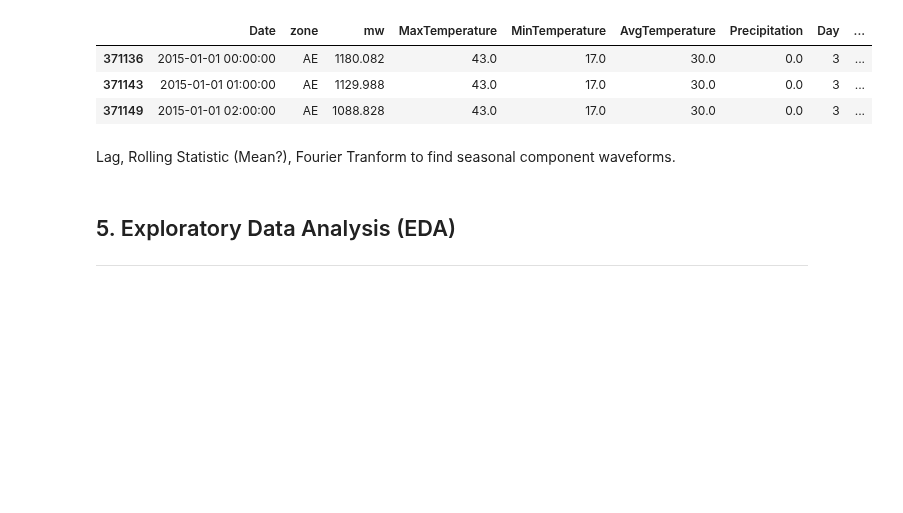
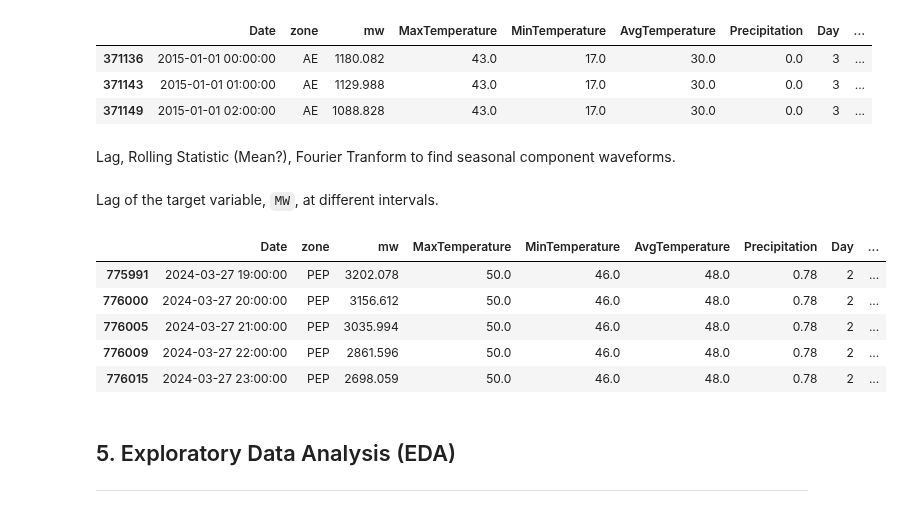
Before and after one commit to chill0121/Energy_Grid_Forecasting, a Jupyter notebook: Energy_Forecasting.ipynb, the cells around one changed output. Saved outputs shown, nothing was run; the diff lists cells and outputs as text; code cells hidden in the pictures; blank space fills up the shorter version.

Commit message:
Added target variable lag features.

```diff
--- a/Energy_Forecasting.ipynb
+++ b/Energy_Forecasting.ipynb
@@ -754,13 +754,43 @@ load_df.head(3)
 | 371149 | 2015-01-01 02:00:00 | AE | 1088.828 | 43.0 | 17.0 | 30.0 | 0.0 | 3 | ... |
 # %% [markdown]
 Lag, Rolling Statistic (Mean?), Fourier Tranform to find seasonal component waveforms.
-# %%
-# Lag Features
-# 24 Hours
-load_df['Lag_24hours'] = load_
-# 1 Week
-# 1 Month
-# 1 Year
+# %% [markdown]
+Lag of the target variable, `MW`, at different intervals.
+# %%
+# Lag Features
+# 24 Hours
+load_df['Lag_24hours'] = float
+for zone in zones:
+    mask = load_df['zone'] == zone
+    temp_df = load_df.loc[mask]
+    load_df.loc[mask, 'Lag_24hours'] = load_df[mask]['mw'].shift(24)
+# 1 Week
+load_df['Lag_Week'] = float
+for zone in zones:
+    mask = load_df['zone'] == zone
+    temp_df = load_df.loc[mask]
+    load_df.loc[mask, 'Lag_Week'] = load_df[mask]['mw'].shift(24*7)
+# 1 Month
+load_df['Lag_Month'] = float
+for zone in zones:
+    mask = load_df['zone'] == zone
+    temp_df = load_df.loc[mask]
+    load_df.loc[mask, 'Lag_Month'] = load_df[mask]['mw'].shift(24*30)
+# 1 Year
+load_df['Lag_Year'] = float
+for zone in zones:
+    mask = load_df['zone'] == zone
+    temp_df = load_df.loc[mask]
+    load_df.loc[mask, 'Lag_Year'] = load_df[mask]['mw'].shift(24*365)
+# %%
+load_df.tail()
+# %% [output]
+|  | Date | zone | mw | MaxTemperature | MinTemperature | AvgTemperature | Precipitation | Day | ... |
+| 775991 | 2024-03-27 19:00:00 | PEP | 3202.078 | 50.0 | 46.0 | 48.0 | 0.78 | 2 | ... |
+| 776000 | 2024-03-27 20:00:00 | PEP | 3156.612 | 50.0 | 46.0 | 48.0 | 0.78 | 2 | ... |
+| 776005 | 2024-03-27 21:00:00 | PEP | 3035.994 | 50.0 | 46.0 | 48.0 | 0.78 | 2 | ... |
+| 776009 | 2024-03-27 22:00:00 | PEP | 2861.596 | 50.0 | 46.0 | 48.0 | 0.78 | 2 | ... |
+| 776015 | 2024-03-27 23:00:00 | PEP | 2698.059 | 50.0 | 46.0 | 48.0 | 0.78 | 2 | ... |
 # %%
 # Change Date to index. Should have done this before for consistency but here we are.
 # %% [markdown]
```
Also changed, not shown: 1 other file.
